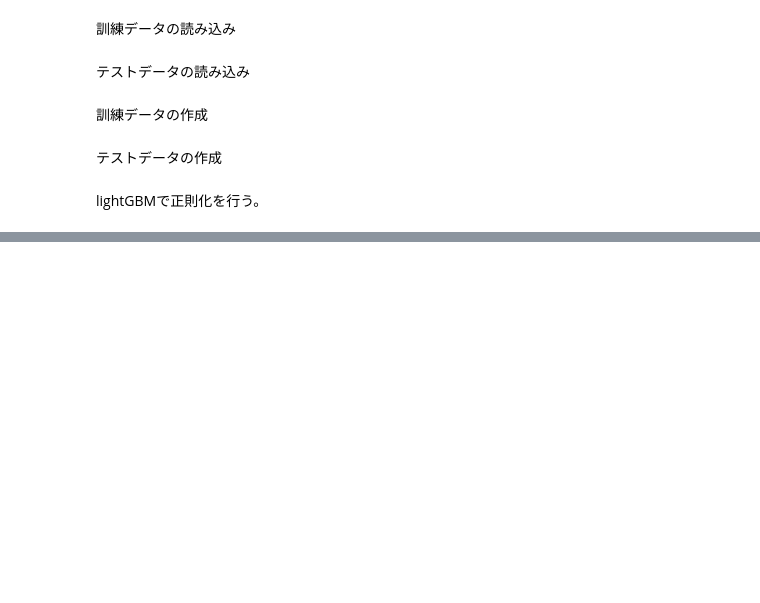
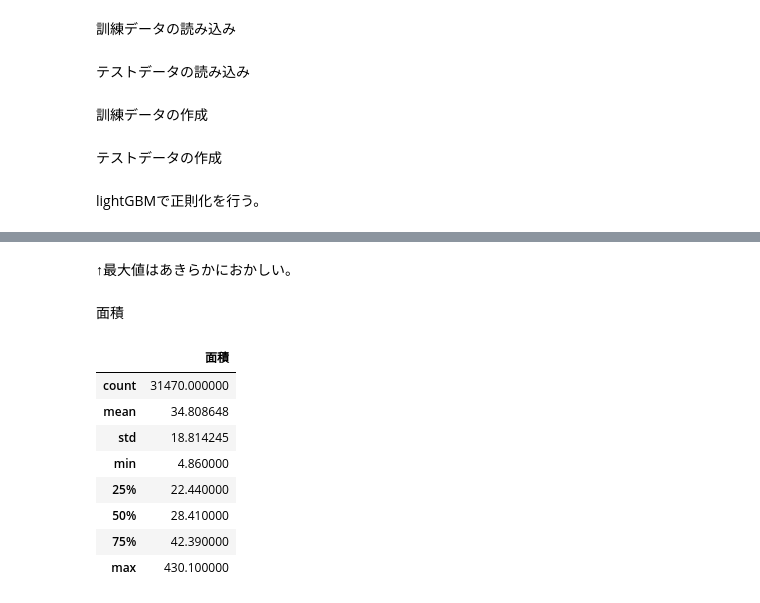
Before and after one commit to kyotoman-koshida/mynabi, a Jupyter notebook: 20220906.ipynb, the cells around one changed output, grey strips where cells are left out. Saved outputs shown, nothing was run; the diff lists cells and outputs as text; code cells hidden in the pictures; blank space fills up the shorter version.

```diff
--- a/20220906.ipynb
+++ b/20220906.ipynb
@@ -122,0 +222,16 @@ Early stopping, best iteration is:
+# %% [markdown]
+↑最大値はあきらかにおかしい。
+# %% [markdown]
+面積
+# %%
+area_size.describe()
+# %% [output]
+|  | 面積 |
+| count | 31470.000000 |
+| mean | 34.808648 |
+| std | 18.814245 |
+| min | 4.860000 |
+| 25% | 22.440000 |
+| 50% | 28.410000 |
+| 75% | 42.390000 |
+| max | 430.100000 |
```
Also changed, not shown: parts of 48 cells of this notebook, 3 other files.
